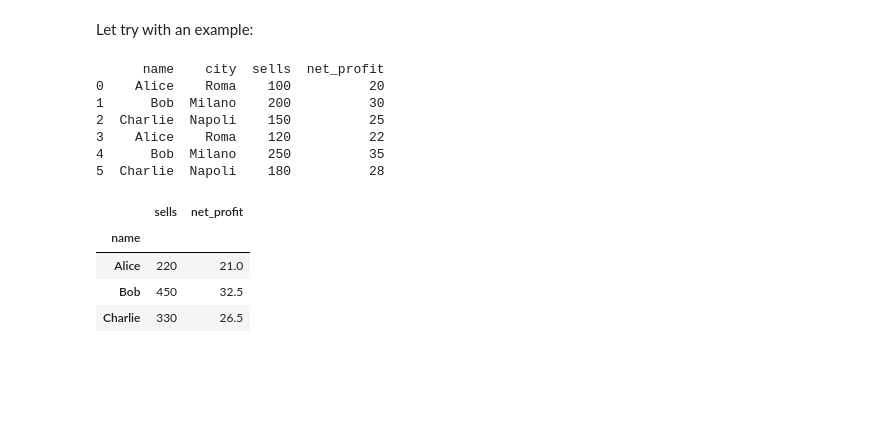
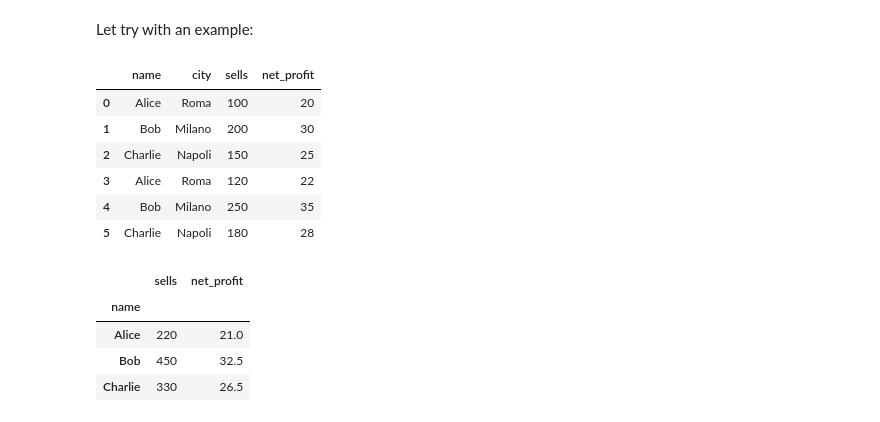
Before and after one commit to pg-88/ARTIFICIAL-INTELLIGENCE-MACHINE-LEARNING, a Jupyter notebook: python/pandas_notebook.ipynb, the cells around one changed output. Saved outputs shown, nothing was run; the diff lists cells and outputs as text; code cells hidden in the pictures; blank space fills up the shorter version.

```diff
--- a/python/pandas_notebook.ipynb
+++ b/python/pandas_notebook.ipynb
@@ -1002,19 +1065,19 @@ Let try with an example:
 # %%
 data = {'name': ['Alice', 'Bob', 'Charlie', 'Alice', 'Bob', 'Charlie'],
         'city': ['Roma', 'Milano', 'Napoli', 'Roma', 'Milano', 'Napoli'],
         'sells': [100, 200, 150, 120, 250, 180],
         'net_profit': [20, 30, 25, 22, 35, 28]}
 
 df = pd.DataFrame(data)
-print(df)
+df
 # %% [output]
-      name    city  sells  net_profit
-0    Alice    Roma    100          20
-1      Bob  Milano    200          30
-2  Charlie  Napoli    150          25
-3    Alice    Roma    120          22
-4      Bob  Milano    250          35
-5  Charlie  Napoli    180          28
+|  | name | city | sells | net_profit |
+| 0 | Alice | Roma | 100 | 20 |
+| 1 | Bob | Milano | 200 | 30 |
+| 2 | Charlie | Napoli | 150 | 25 |
+| 3 | Alice | Roma | 120 | 22 |
+| 4 | Bob | Milano | 250 | 35 |
+| 5 | Charlie | Napoli | 180 | 28 |
 # %%
 # group data by name and find the sum of the sails and mean net profit
 result = df.groupby('name').agg({'sells': 'sum', 'net_profit': 'mean'})
```
Also changed, not shown: parts of 15 cells of this notebook, 1 other file.
